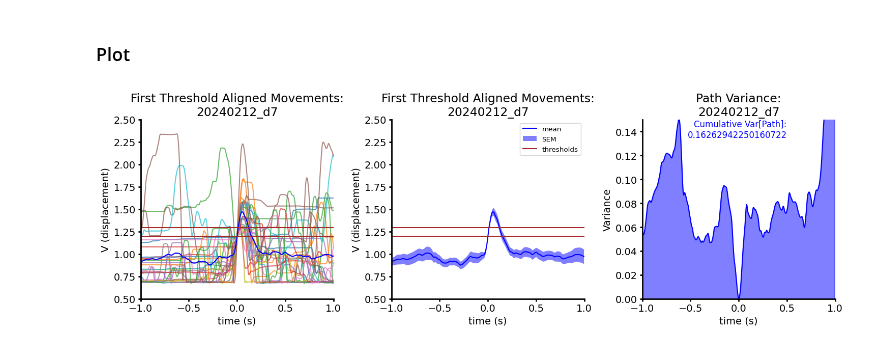
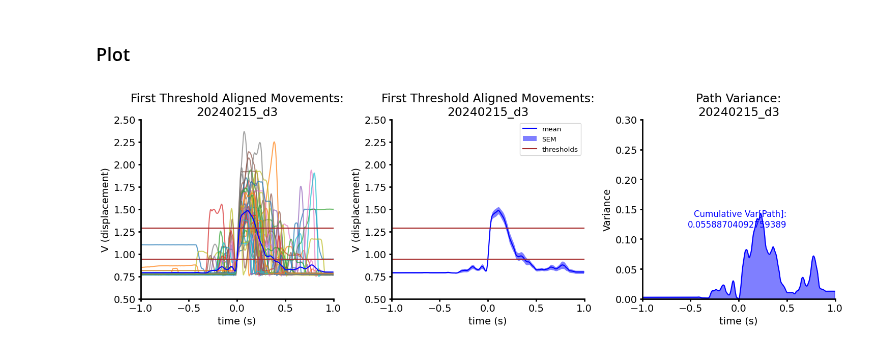
Before and after one commit to paulazoo/behavior, a Jupyter notebook: analysis/Path.ipynb, the cells around one changed output. Saved outputs shown, nothing was run; the diff lists cells and outputs as text; code cells hidden in the pictures.

Commit message:
new threshold data

```diff
--- a/analysis/Path.ipynb
+++ b/analysis/Path.ipynb
@@ -2,10 +2,10 @@
 ### set folder_name and `num_trials`
 - `num_trials` and `threshold_shift` based on preprocessing alignment (see PreprocessLeverData notebooks) and can be found for each day's session in the Google sheets analysis log
 # %%
-name = 'ANM1'
-session = '20240212_d7'
-num_trials = 63
-threshold_shift = 0.07
+name = 'ANM3'
+session = '20240215_d3'
+num_trials = 73
+threshold_shift = 0.05
 # %% [markdown]
 ### imports
 # %%
@@ -78,32 +77,32 @@ plt.axhline(y=movement_baseline + movement_threshold, color='brown')
 plt.xlabel("time (s)")
 plt.ylabel("V (displacement)")
 plt.ylim([0.5, 2.5])
 plt.xlim([-1*before_duration, after_duration])
 plt.title("First Threshold Aligned Movements:\n"+session)
 
 plt.subplot(1,3,2)
 plt.plot(path_times, mean_path_data, color='blue', label='mean')
 plt.fill_between(path_times, mean_path_data+sem_path_data, mean_path_data-sem_path_data, color='blue', alpha=0.5, label='SEM', zorder=2, linewidth=0.0)
 plt.axhline(y=movement_baseline + no_movement_threshold, label='thresholds', color='brown')
 plt.axhline(y=movement_baseline + movement_threshold, color='brown')
 plt.ylim([0.5, 2.5])
 plt.xlim([-1*before_duration, after_duration])
 plt.xlabel("time (s)")
 plt.ylabel("V (displacement)")
 plt.legend()
 plt.title("First Threshold Aligned Movements:\n"+session)
 
 plt.subplot(1,3,3)
 plt.fill_between(path_times, 0, var_path_data, color='blue', alpha=0.5)
 plt.plot(path_times, var_path_data, color='blue')
-plt.ylim([0, 0.15])
+plt.ylim([0, 0.3])
 plt.xlim([-1*before_duration, after_duration])
 plt.xlabel("time (s)")
 plt.ylabel("Variance")
 plt.title("Path Variance:\n"+session)
 plt.text(after_duration/2, 0.15, "Cumulative Var[Path]:\n"+ str(cumulative_path_variance), ha='right', va='top', fontsize=12, color='blue')
 
 plt.savefig(output_folder+"plot_path_analysis.png")
 plt.show()
 # %% [output]
-[figure, old version]
+[figure, new version]
```
Also changed, not shown: parts of 1 cell of this notebook, 12 other files.
